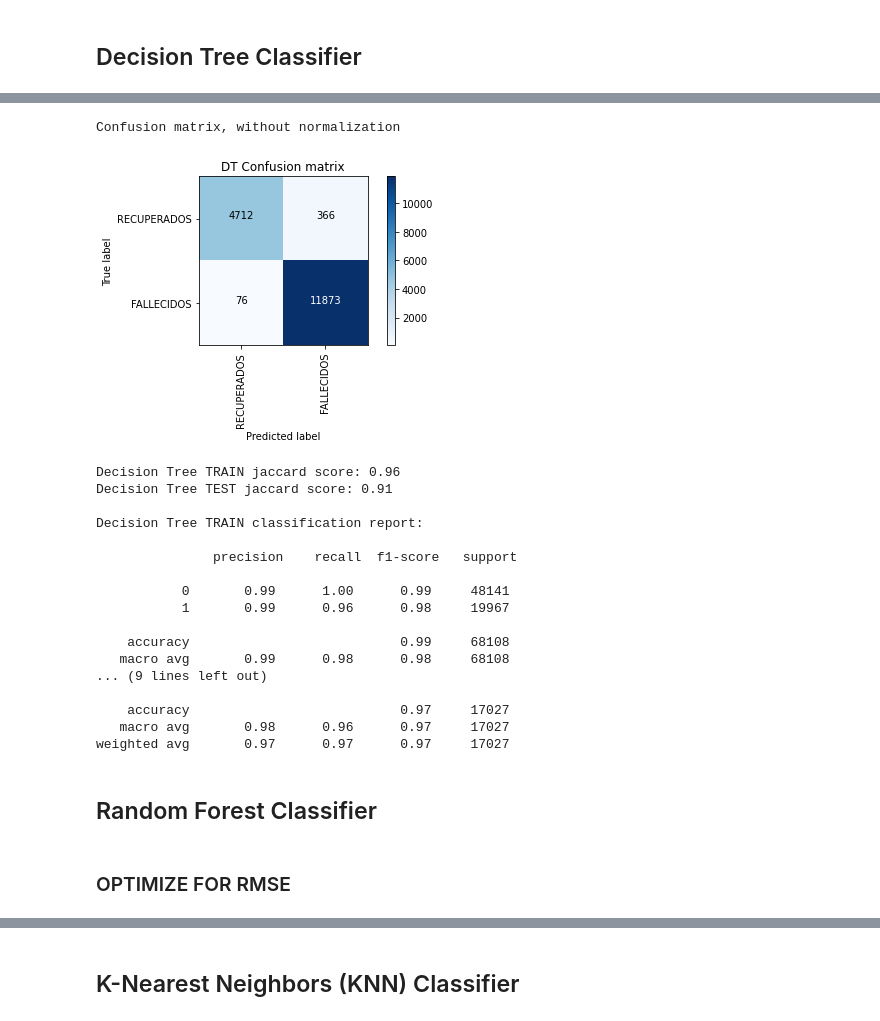
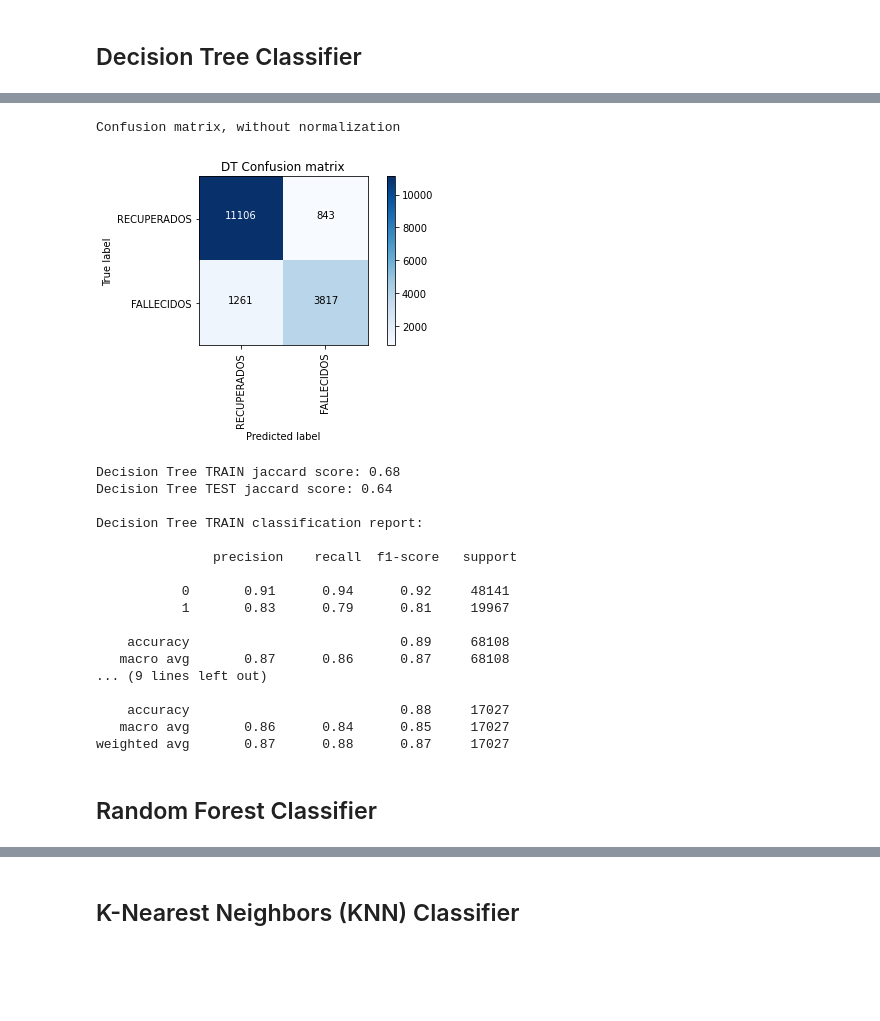
Before and after one commit to maria-luisa-gomez/covid-death-rate-prediction, a Jupyter notebook: notebooks/Modelling_semibalanced_biclass_all.ipynb, the cells around one changed output, grey strips where cells are left out. Saved outputs shown, nothing was run; the diff lists cells and outputs as text; code cells hidden in the pictures; blank space fills up the shorter version.

```diff
--- a/notebooks/Modelling_semibalanced_biclass_all.ipynb
+++ b/notebooks/Modelling_semibalanced_biclass_all.ipynb
@@ -86,4 +86,4 @@ for i in ax.patches:
 # %%
 # Convert to dummies
 modelling_df3_2cat['estado'].replace(to_replace=['RECUPERADOS', 'FALLECIDOS'],
-                                     value=[1,0],inplace=True)
+                                     value=[0,1],inplace=True)
@@ -93,2 +89,0 @@ modelling_df3_2cat['sexo'].replace(to_replace=['MASCULINO', 'FEMENINO'],
-# %%
-modelling_df3_2cat.dropna(axis='rows', inplace = True)
@@ -125,7 +125,7 @@ X = np.array(X)
 # %%
 count_class_0 = 60090
 count_class_1 = 25045
-pipe = make_pipeline(SMOTE(sampling_strategy={0: count_class_0}), NearMiss(sampling_strategy={1: count_class_1}))
+pipe = make_pipeline(SMOTE(sampling_strategy={1: count_class_1}), NearMiss(sampling_strategy={0: count_class_0}))
 
 X, y = pipe.fit_resample(X, y)
 # %%
@@ -284,32 +284,32 @@ The best accuracy is 0.974 with depth= 28
 # %%
 # rejecuta el decision tree classifier y muestra los resultados
 
-DT = DecisionTreeClassifier(criterion="entropy", max_depth = 28, random_state=42).fit(X_train, y_train)
+DT = DecisionTreeClassifier(criterion="entropy", max_depth = 13, random_state=42).fit(X_train, y_train)
 y_pred = DT.predict(X_test)
 y_pred_train = DT.predict(X_train)
 
 
 DT_j_score = jaccard_score(y_test, y_pred)
 DT_j_score_train = jaccard_score(y_train, y_pred_train)
 
 DT_f_score = f1_score(y_test, y_pred, average='weighted')
 DT_f_score_train = f1_score(y_train, y_pred_train, average='weighted')
 
 DT_class_report = classification_report(y_test, y_pred)
 DT_class_report_train = classification_report(y_train, y_pred_train)
 
 DT_dict = classification_report(y_test, y_pred, output_dict=True)
 DT_dict_train = classification_report(y_train, y_pred_train, output_dict=True)
 
 # Compute confusion matrix
-cnf_matrix = confusion_matrix(y_test, y_pred, labels=[1,0])
+cnf_matrix = confusion_matrix(y_test, y_pred, labels=[0,1])
 np.set_printoptions(precision=2)
 # Plot non-normalized confusion matrix
 plt.figure()
 plot_confusion_matrix(cnf_matrix, classes=['RECUPERADOS','FALLECIDOS'],normalize=False,  title='DT Confusion matrix')
 # %% [output]
 Confusion matrix, without normalization
-[figure, old version]
+[figure, new version]
 # %%
 print('Decision Tree TRAIN jaccard score:', round(DT_j_score_train, 2),
       '\nDecision Tree TEST jaccard score:', round(DT_j_score, 2))
@@ -317,24 +317,22 @@ print('Decision Tree TRAIN jaccard score:', round(DT_j_score_train, 2),
 print('\nDecision Tree TRAIN classification report:\n\n', DT_class_report_train)
 print('\nDecision Tree TEST classification report:\n\n', DT_class_report)
 # %% [output]
-Decision Tree TRAIN jaccard score: 0.96
-Decision Tree TEST jaccard score: 0.91
+Decision Tree TRAIN jaccard score: 0.68
+Decision Tree TEST jaccard score: 0.64
 
 Decision Tree TRAIN classification report:
 
                precision    recall  f1-score   support
 
-           0       0.99      1.00      0.99     48141
-           1       0.99      0.96      0.98     19967
+           0       0.91      0.94      0.92     48141
+           1       0.83      0.79      0.81     19967
 
-    accuracy                           0.99     68108
-   macro avg       0.99      0.98      0.98     68108
+    accuracy                           0.89     68108
+   macro avg       0.87      0.86      0.87     68108
 ... (9 lines left out)
 
-    accuracy                           0.97     17027
-   macro avg       0.98      0.96      0.97     17027
-weighted avg       0.97      0.97      0.97     17027
+    accuracy                           0.88     17027
+   macro avg       0.86      0.84      0.85     17027
+weighted avg       0.87      0.88      0.87     17027
 # %% [markdown]
 ## Random Forest Classifier
-# %% [markdown]
-### OPTIMIZE FOR RMSE
```
Also changed, not shown: parts of 34 cells of this notebook, 2 other files.
